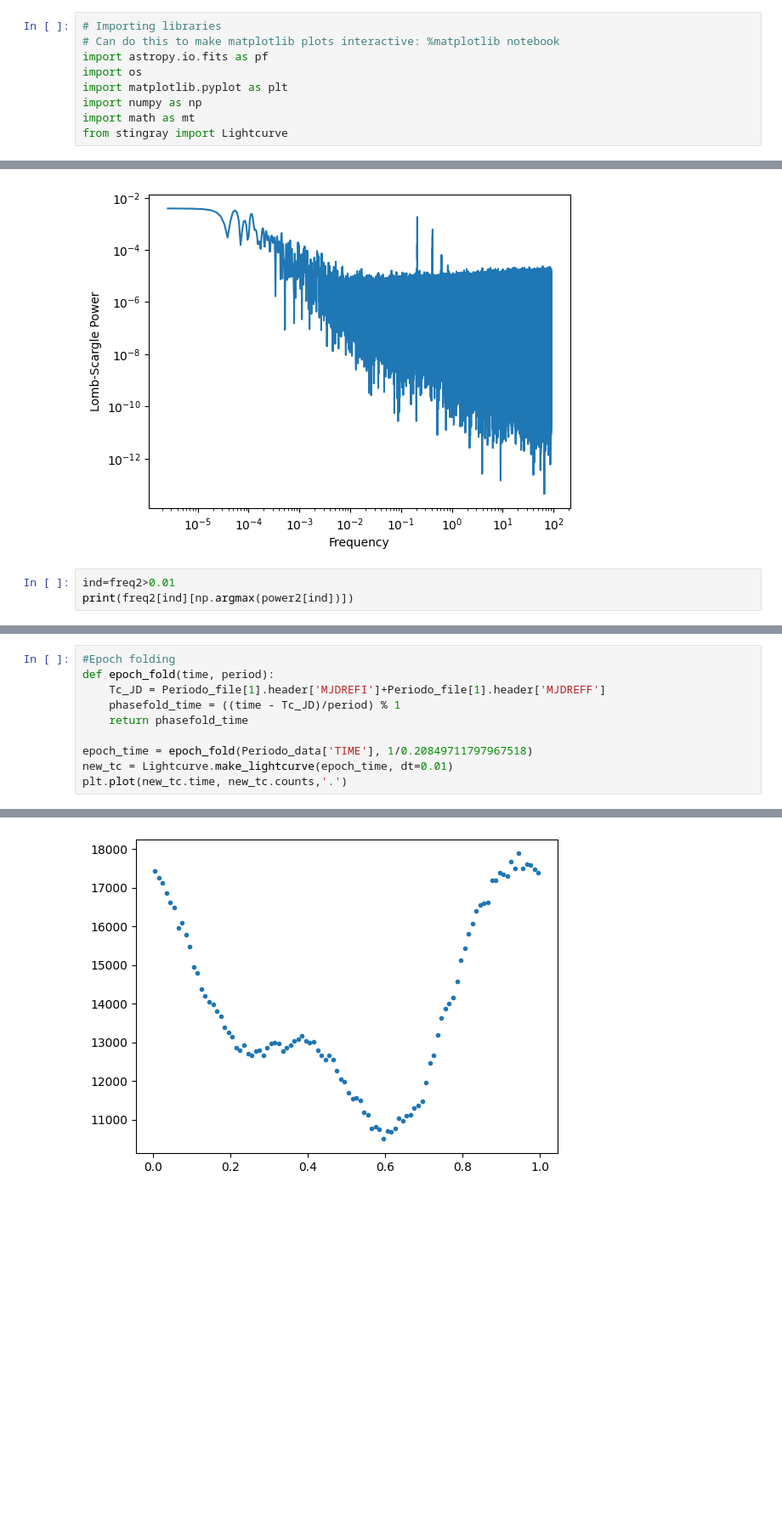
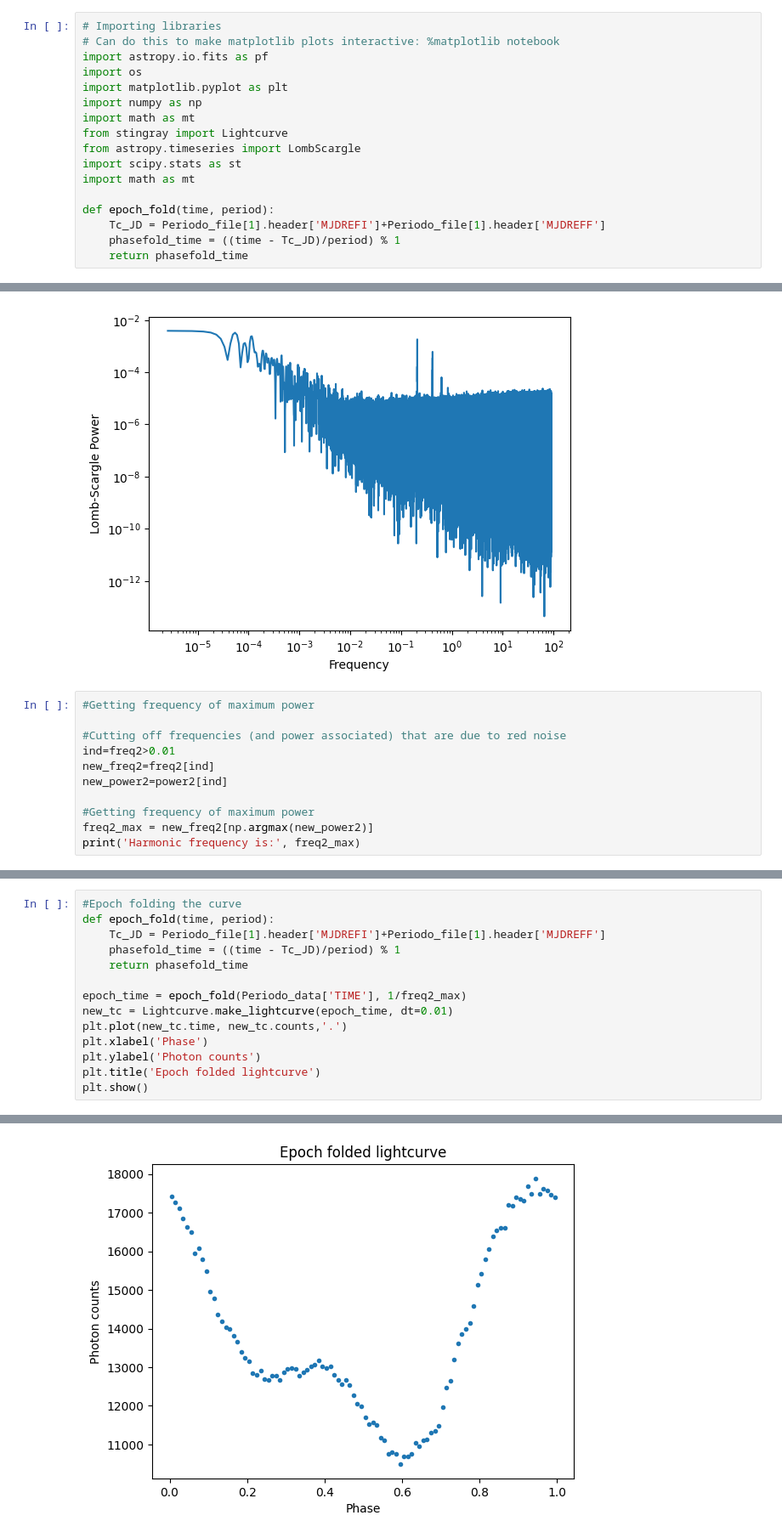
Before and after one commit to SamMerc/APLI, a Jupyter notebook: notebooks/Day1.ipynb, the cells around one changed output, grey strips where cells are left out. Shown at 85% size. Saved outputs shown, nothing was run; the diff lists cells and outputs as text; blank space fills up the shorter version.

```diff
--- a/notebooks/Day1.ipynb
+++ b/notebooks/Day1.ipynb
@@ -47,6 +47,14 @@ import matplotlib.pyplot as plt
 import numpy as np
 import math as mt
 from stingray import Lightcurve
+from astropy.timeseries import LombScargle
+import scipy.stats as st
+import math as mt
+
+def epoch_fold(time, period):
+    Tc_JD = Periodo_file[1].header['MJDREFI']+Periodo_file[1].header['MJDREFF']
+    phasefold_time = ((time - Tc_JD)/period) % 1
+    return phasefold_time
 # %%
 # opening fits file showing information of source
 file1 = pf.open('sourceA.evt')
@@ -295,6 +357,14 @@ ax.loglog(freq2, power2)
 [<matplotlib.lines.Line2D at 0x...>]
 [figure]
 # %%
+#Getting frequency of maximum power
+
+#Cutting off frequencies (and power associated) that are due to red noise
 ind=freq2>0.01
-print(freq2[ind][np.argmax(power2[ind])])
+new_freq2=freq2[ind]
+new_power2=power2[ind]
+
+#Getting frequency of maximum power
+freq2_max = new_freq2[np.argmax(new_power2)]
+print('Harmonic frequency is:', freq2_max)
 # %% [output]
@@ -302,11 +372,15 @@ print(freq2[ind][np.argmax(power2[ind])])
 # %%
-#Epoch folding
+#Epoch folding the curve
 def epoch_fold(time, period):
     Tc_JD = Periodo_file[1].header['MJDREFI']+Periodo_file[1].header['MJDREFF']
     phasefold_time = ((time - Tc_JD)/period) % 1
     return phasefold_time
 
-epoch_time = epoch_fold(Periodo_data['TIME'], 1/0.20849711797967518)
+epoch_time = epoch_fold(Periodo_data['TIME'], 1/freq2_max)
 new_tc = Lightcurve.make_lightcurve(epoch_time, dt=0.01)
 plt.plot(new_tc.time, new_tc.counts,'.')
+plt.xlabel('Phase')
+plt.ylabel('Photon counts')
+plt.title('Epoch folded lightcurve')
+plt.show()
 # %% [output]
@@ -314,4 +387,4 @@ plt.plot(new_tc.time, new_tc.counts,'.')
-[figure, old version]
+[figure, new version]
 # %% [markdown]
 ### EX Make and plot a Time phase matrix
 - Divide the observation in time intervals and for each time interval make a phase profile
```
Also changed, not shown: parts of 25 cells of this notebook.
